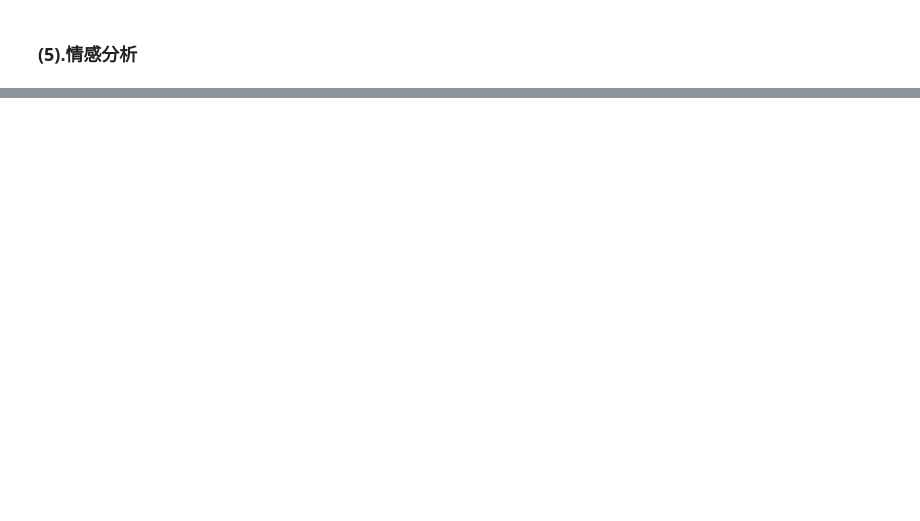
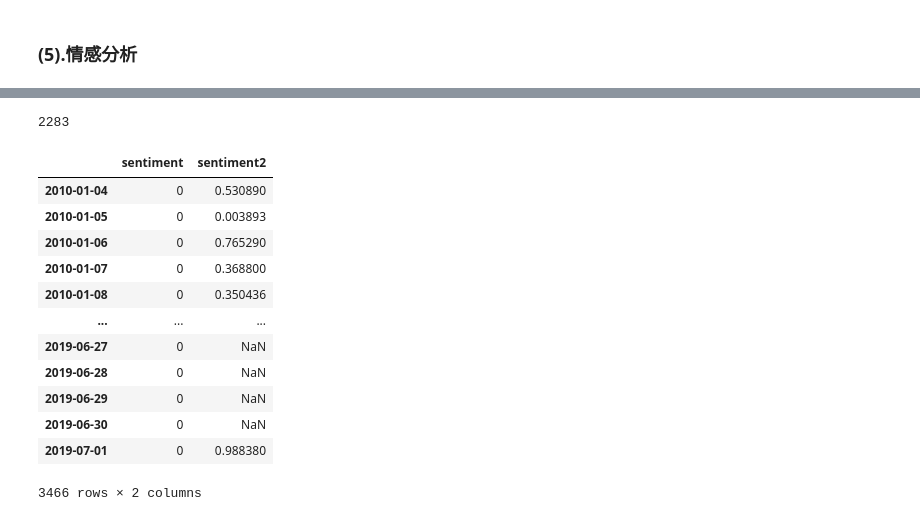
Before and after one commit to JAYING-L/forecast, a Jupyter notebook: VMD_Bilstm_A0.ipynb, the cells around one changed output, grey strips where cells are left out. Saved outputs shown, nothing was run; the diff lists cells and outputs as text; code cells hidden in the pictures; blank space fills up the shorter version.

```diff
--- a/VMD_Bilstm_A0.ipynb
+++ b/VMD_Bilstm_A0.ipynb
@@ -376,0 +210,5 @@ for sin in  sintiment:
+# %%
+#创建对应日期数组
+senti_date=pd.date_range('20100104','20190701')
+# %%
+senti_all_date=pd.DataFrame(index=senti_date)
@@ -376,0 +268,6 @@ for sin in  sintiment:
+# %%
+senti_all_date['sentiment2']=senti_all_date.index.map(dict(zip(text.date,text.sentiment)),0.5)
+# %%
+senti_all_date['sentiment2'].isnull().sum()
+# %% [output]
+2283
@@ -376,0 +276,16 @@ for sin in  sintiment:
+# %%
+senti_all_date
+# %% [output]
+|  | sentiment | sentiment2 |
+| 2010-01-04 | 0 | 0.530890 |
+| 2010-01-05 | 0 | 0.003893 |
+| 2010-01-06 | 0 | 0.765290 |
+| 2010-01-07 | 0 | 0.368800 |
+| 2010-01-08 | 0 | 0.350436 |
+| ... | ... | ... |
+| 2019-06-27 | 0 | NaN |
+| 2019-06-28 | 0 | NaN |
+| 2019-06-29 | 0 | NaN |
+| 2019-06-30 | 0 | NaN |
+| 2019-07-01 | 0 | 0.988380 |
+3466 rows × 2 columns
```
Also changed, not shown: parts of 35 cells of this notebook.
